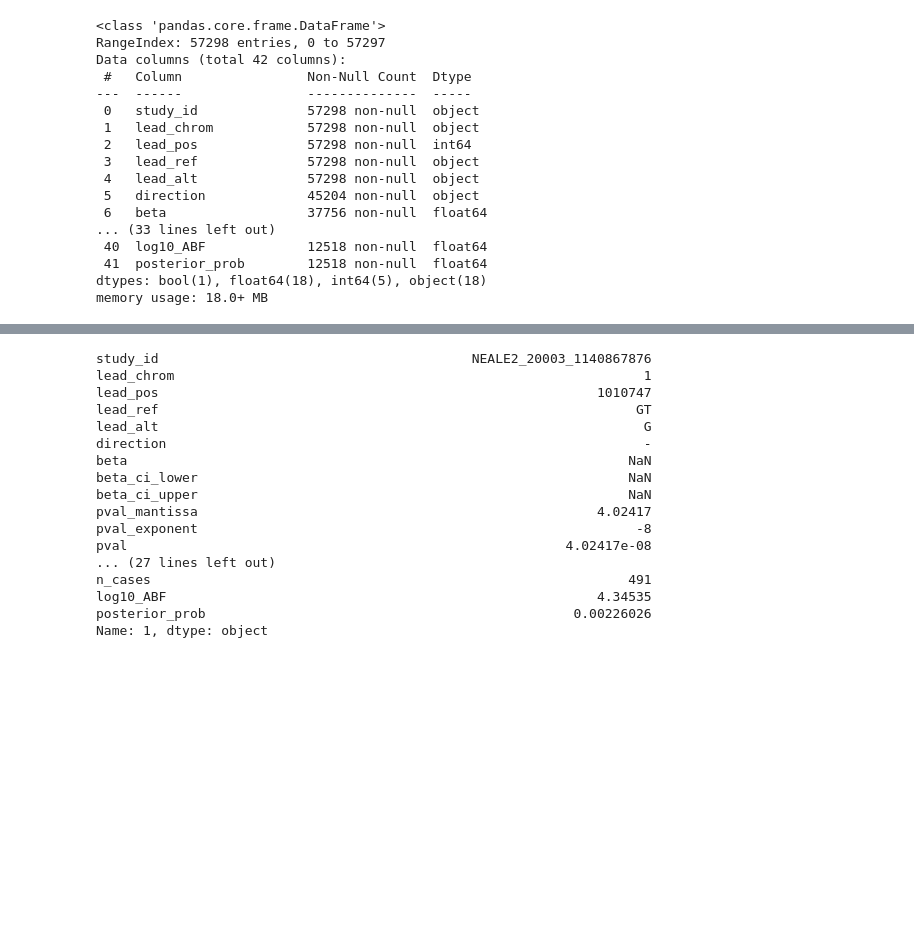
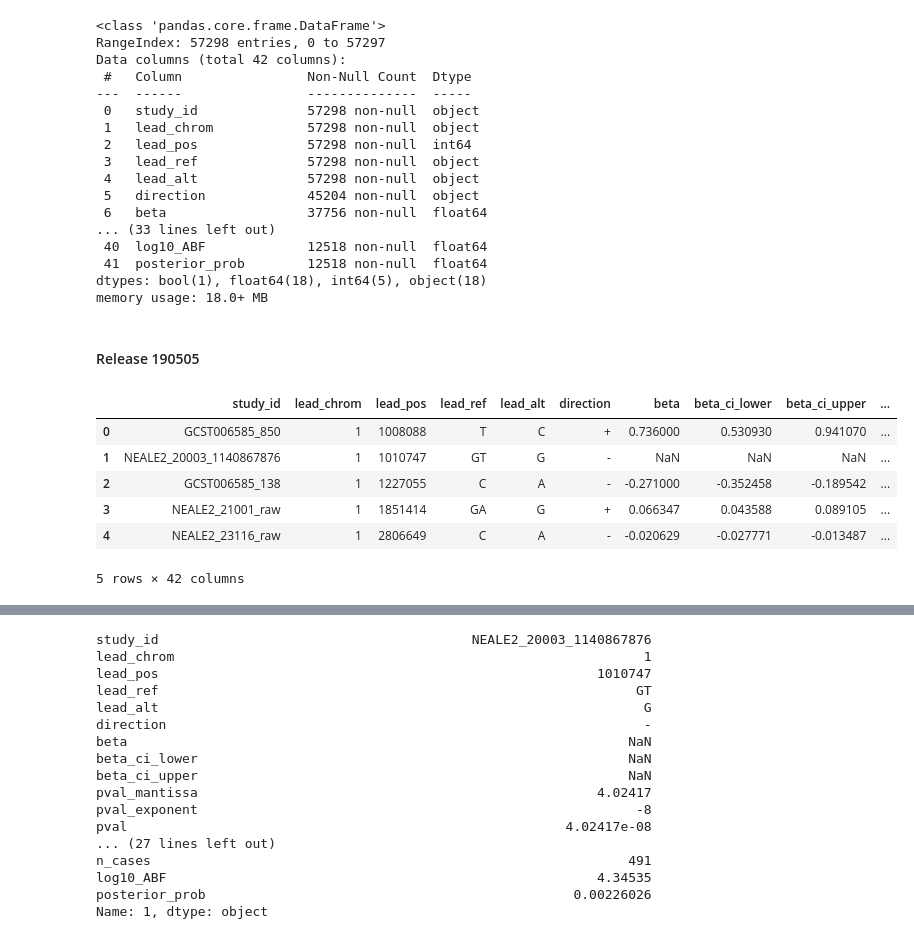
Before and after one commit to related-sciences/ukb-gwas-pipeline-nealelab, a Jupyter notebook: dev/otg_sumstats.ipynb, the cells around one changed output, grey strips where cells are left out. Cells and saved outputs as stored; diff of their text form; code cells hidden in the pictures; blank space fills up the shorter version.

```diff
--- a/dev/otg_sumstats.ipynb
+++ b/dev/otg_sumstats.ipynb
@@ -48,3 +59,5 @@ Data columns (total 42 columns):
  41  posterior_prob        12518 non-null  float64
 dtypes: bool(1), float64(18), int64(5), object(18)
 memory usage: 18.0+ MB
+# %% [markdown]
+#### Release 190505
@@ -50,0 +66,11 @@ memory usage: 18.0+ MB
+# %%
+df = pd.read_json('/tmp/part-00000-ed5e8444-cdf6-4706-9ce5-d6bce4603fcb-c000.json', lines=True)
+df.head()
+# %% [output]
+|  | study_id | lead_chrom | lead_pos | lead_ref | lead_alt | direction | beta | beta_ci_lower | beta_ci_upper | ... |
+| 0 | GCST006585_850 | 1 | 1008088 | T | C | + | 0.736000 | 0.530930 | 0.941070 | ... |
+| 1 | NEALE2_20003_1140867876 | 1 | 1010747 | GT | G | - | NaN | NaN | NaN | ... |
+| 2 | GCST006585_138 | 1 | 1227055 | C | A | - | -0.271000 | -0.352458 | -0.189542 | ... |
+| 3 | NEALE2_21001_raw | 1 | 1851414 | GA | G | + | 0.066347 | 0.043588 | 0.089105 | ... |
+| 4 | NEALE2_23116_raw | 1 | 2806649 | C | A | - | -0.020629 | -0.027771 | -0.013487 | ... |
+5 rows × 42 columns
```
Also changed, not shown: parts of 10 cells of this notebook, 15 other files.
